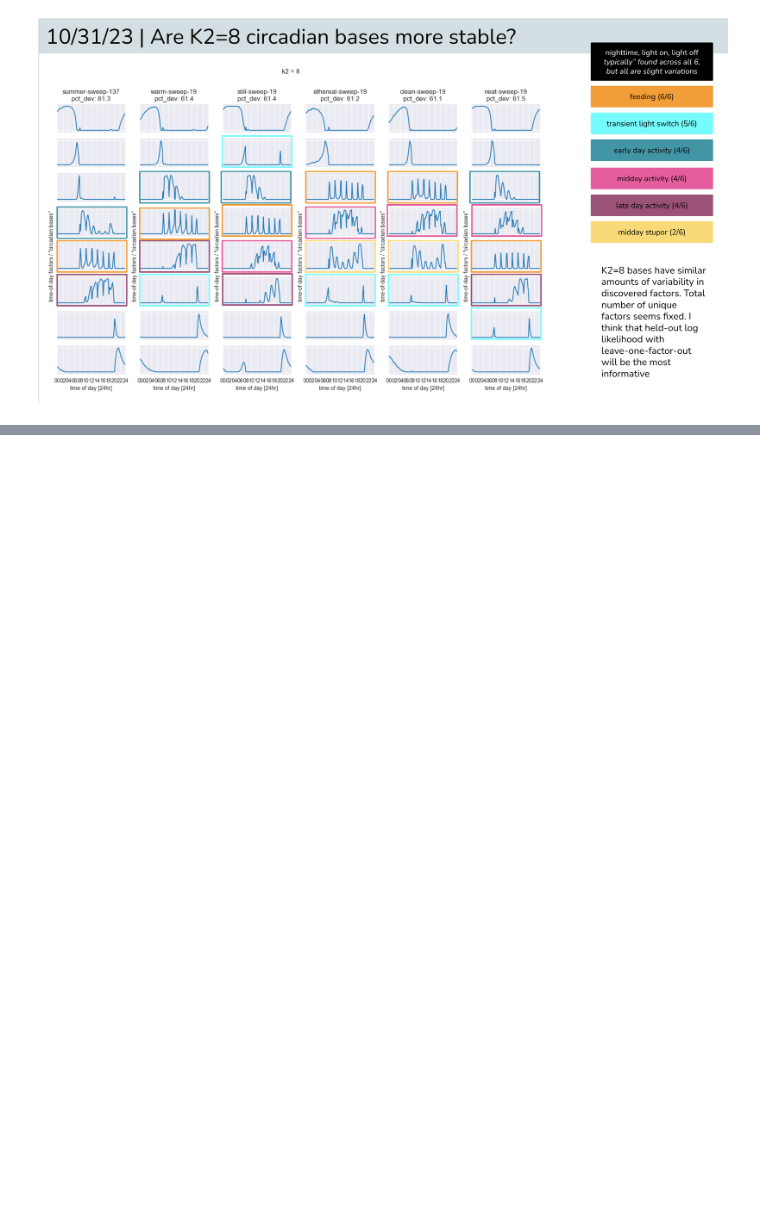
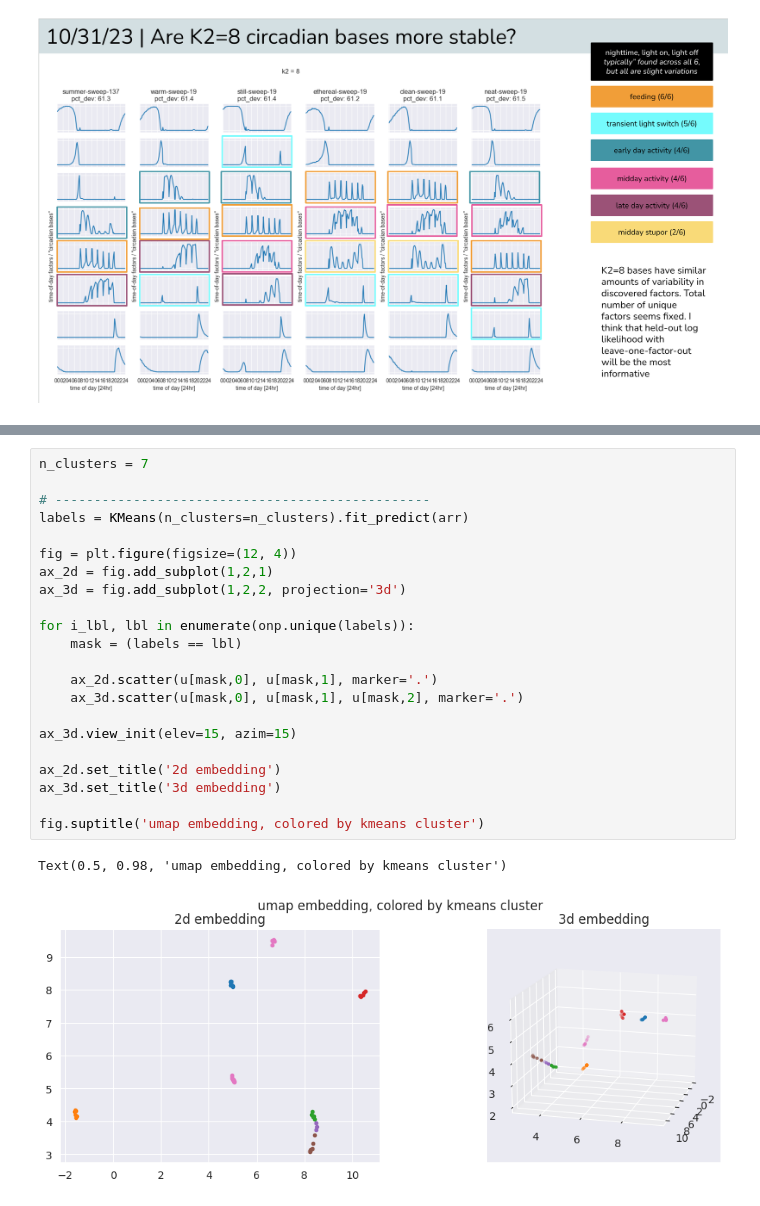
Before and after one commit to lindermanlab/dirichlet-tucker, a Jupyter notebook: analysis/kf-2023-10-31-circadian-factor-stability.ipynb, the cells around one changed output, grey strips where cells are left out. Saved outputs shown, nothing was run; the diff lists cells and outputs as text; blank space fills up the shorter version.

```diff
--- a/analysis/kf-2023-10-31-circadian-factor-stability.ipynb
+++ b/analysis/kf-2023-10-31-circadian-factor-stability.ipynb
@@ -110,0 +238,25 @@ Text(0.5, 0.98, 'k2 = 8')
+# %%
+n_clusters = 7
+
+# ------------------------------------------------
+labels = KMeans(n_clusters=n_clusters).fit_predict(arr)
+
+fig = plt.figure(figsize=(12, 4))
+ax_2d = fig.add_subplot(1,2,1)
+ax_3d = fig.add_subplot(1,2,2, projection='3d')
+
+for i_lbl, lbl in enumerate(onp.unique(labels)):
+    mask = (labels == lbl)
+
+    ax_2d.scatter(u[mask,0], u[mask,1], marker='.')
+    ax_3d.scatter(u[mask,0], u[mask,1], u[mask,2], marker='.')
+
+ax_3d.view_init(elev=15, azim=15)
+
+ax_2d.set_title('2d embedding')
+ax_3d.set_title('3d embedding')
+
+fig.suptitle('umap embedding, colored by kmeans cluster')
+# %% [output]
+Text(0.5, 0.98, 'umap embedding, colored by kmeans cluster')
+[figure, added]
```
Also changed, not shown: parts of 14 cells of this notebook.
